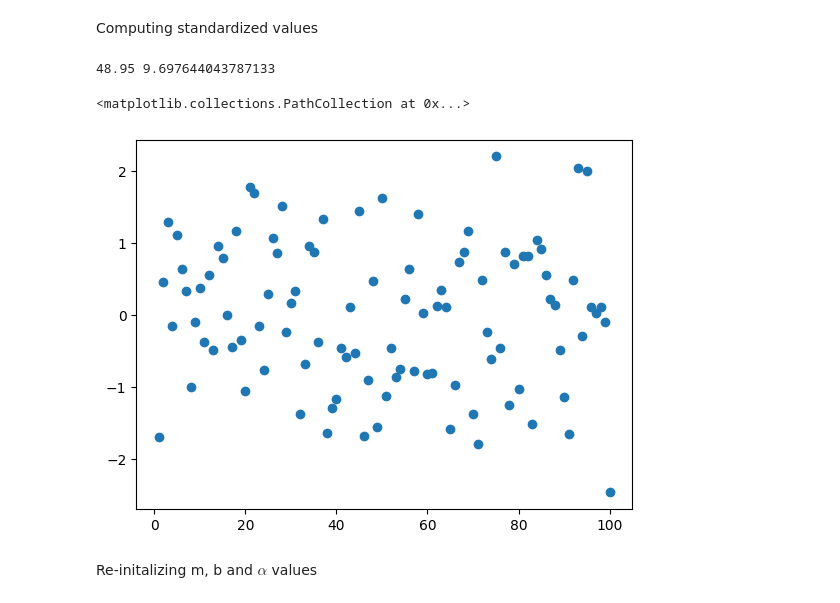
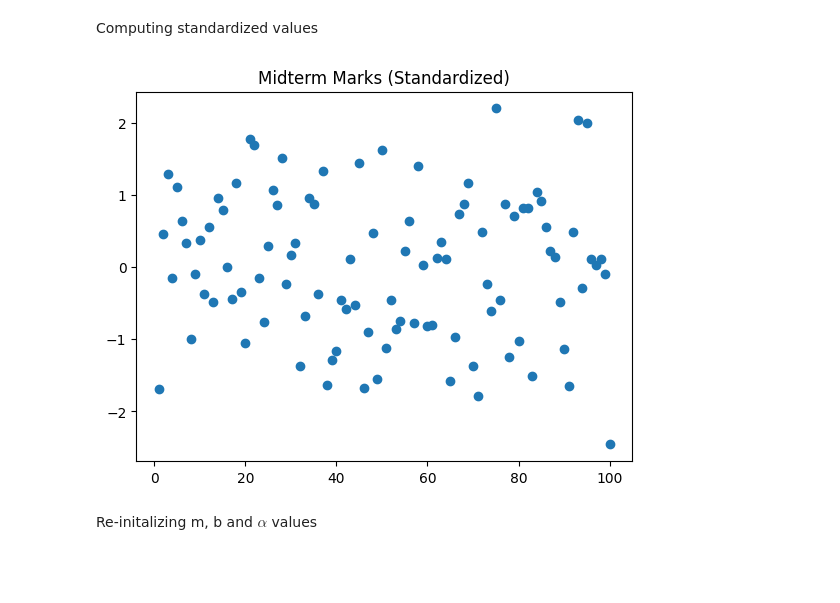
Before and after one commit to Yadu-M/ELE-888, a Jupyter notebook: lab1.ipynb, the cells around one changed output. Saved outputs shown, nothing was run; the diff lists cells and outputs as text; code cells hidden in the pictures; blank space fills up the shorter version.

```diff
--- a/lab1.ipynb
+++ b/lab1.ipynb
@@ -81,12 +94,12 @@ def get_gradient(m, b, N, midterm_marks, final_marks) -> (int):
   b_grad = (2 * b_grad)/N
   return (m_grad, b_grad)
 
-for i in range(2000): # 100 Iterations
+for i in range(100): # 100 Iterations
   (m_grad, b_grad) = get_gradient(m, b, len(midterm_marks), midterm_marks, final_marks)
   m = m - (alpha*(m_grad)) # Updating m value with each iteration
   b = b - (alpha*(b_grad)) # Updating b value with each iteration
+  print(m_grad, b_grad, m , b)
 
-print(m, b)
 
 x_values = np.linspace(0, 100, 100)
 y_values = m * x_values + b
@@ -154,14 +178,14 @@ Computing standardized values
 # %%
 st_midterm_marks = []
 
 for i in range(len(midterm_marks)):
     st_midterm_marks.append((midterm_marks[i] - mean)/delta)
 
 plt.scatter(list(range(1, 101)), st_midterm_marks, label='Regression line after 100 iterations')
+plt.title('Midterm Marks (Standardized)')
+plt.show()
 # %% [output]
-48.95 9.697644043787133
-<matplotlib.collections.PathCollection at 0x...>
-[figure, old version]
+[figure, new version]
 # %% [markdown]
 Re-initalizing m, b and $ \alpha $ values
 # %%
```
Also changed, not shown: parts of 9 cells of this notebook, 1 other file.
